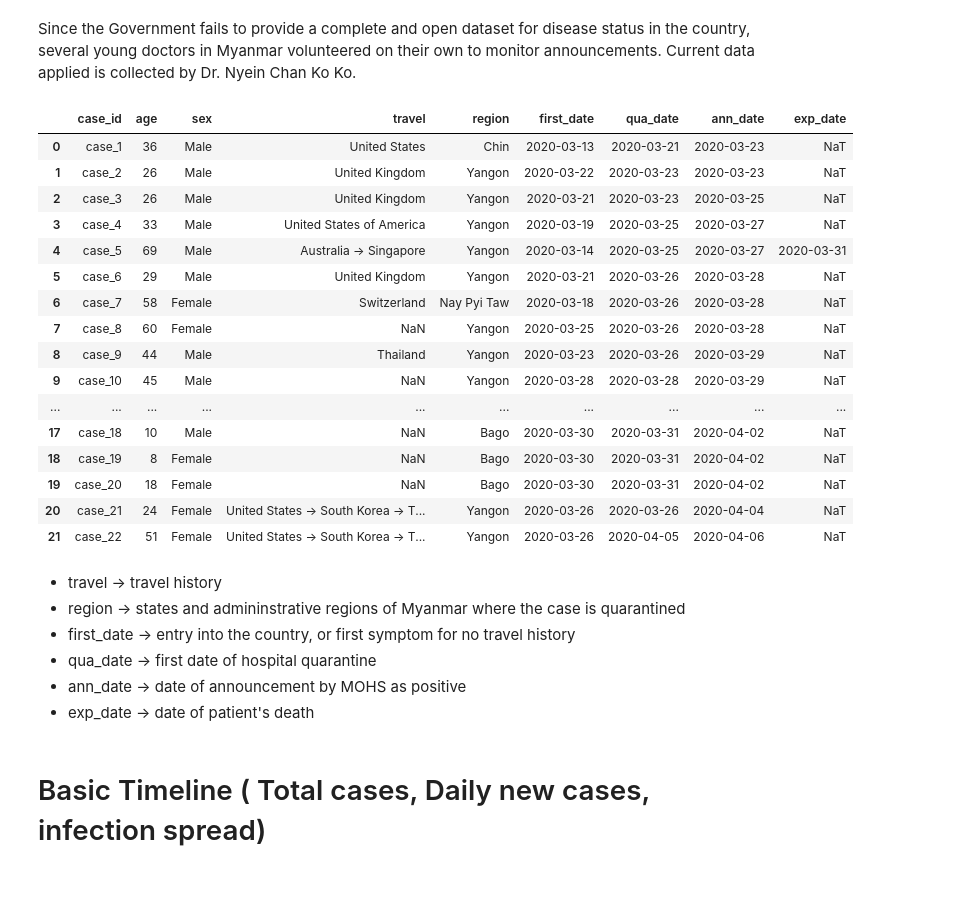
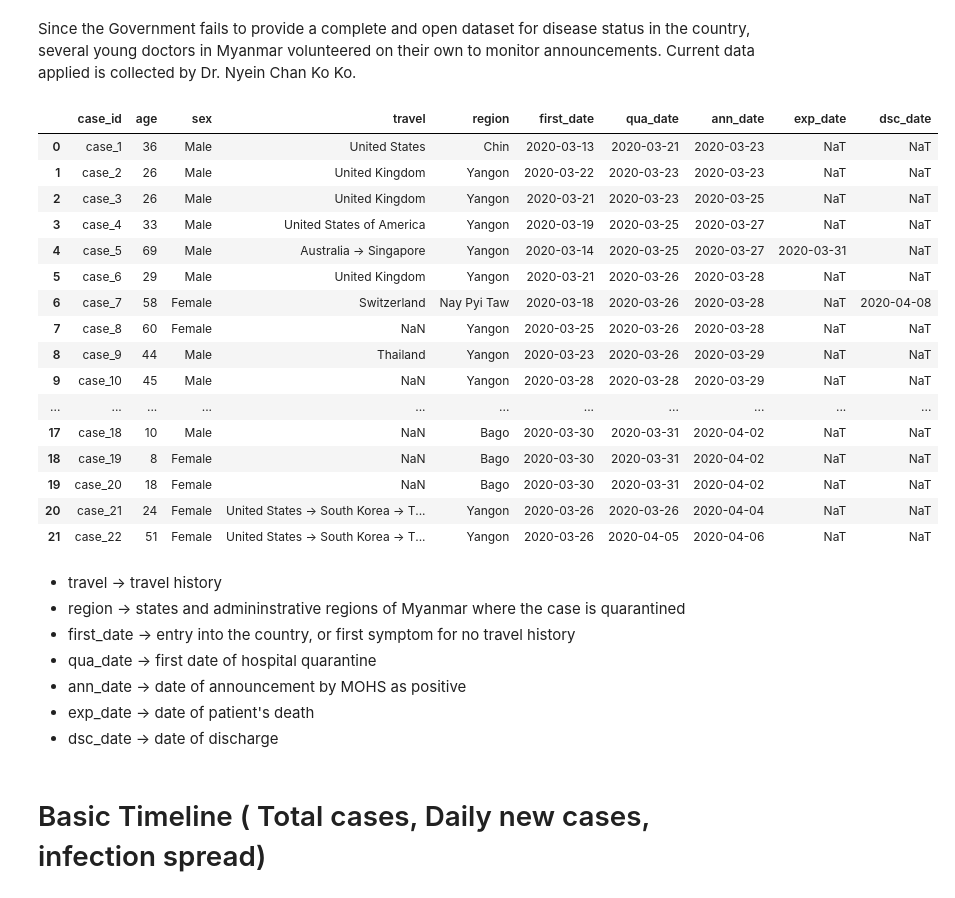
Before and after one commit to finerbrighterlighter/myanmar_covid19, a Jupyter notebook: exponential_growth.ipynb, the cells around one changed output. Saved outputs shown, nothing was run; the diff lists cells and outputs as text; code cells hidden in the pictures.

```diff
--- a/exponential_growth.ipynb
+++ b/exponential_growth.ipynb
@@ -18,32 +18,33 @@ Since the Government fails to provide a complete and open dataset for disease st
 # %%
 data = "https://raw.githubusercontent.com/finerbrighterlighter/myanmar_covid19/master/mohs_announcement.csv"
 df = pd.read_csv(data,header= 0)
 df.insert(loc=0, column="case_id", value=np.arange(1,len(df)+1))
 df["case_id"] = "case_" + df["case_id"].astype(str)
 df["first_date"] = pd.to_datetime(df["first_date"])
 df["qua_date"] = pd.to_datetime(df["qua_date"])
 df["ann_date"] = pd.to_datetime(df["ann_date"])
 df["ann_date"] = pd.to_datetime(df["ann_date"])
 df["exp_date"] = pd.to_datetime(df["exp_date"])
+df["dsc_date"] = pd.to_datetime(df["dsc_date"])
 df
 # %% [output]
-|  | case_id | age | sex | travel | region | first_date | qua_date | ann_date | exp_date |
-| 0 | case_1 | 36 | Male | United States | Chin | 2020-03-13 | 2020-03-21 | 2020-03-23 | NaT |
-| 1 | case_2 | 26 | Male | United Kingdom | Yangon | 2020-03-22 | 2020-03-23 | 2020-03-23 | NaT |
-| 2 | case_3 | 26 | Male | United Kingdom | Yangon | 2020-03-21 | 2020-03-23 | 2020-03-25 | NaT |
-| 3 | case_4 | 33 | Male | United States of America | Yangon | 2020-03-19 | 2020-03-25 | 2020-03-27 | NaT |
-| 4 | case_5 | 69 | Male | Australia -> Singapore | Yangon | 2020-03-14 | 2020-03-25 | 2020-03-27 | 2020-03-31 |
-| 5 | case_6 | 29 | Male | United Kingdom | Yangon | 2020-03-21 | 2020-03-26 | 2020-03-28 | NaT |
-| 6 | case_7 | 58 | Female | Switzerland | Nay Pyi Taw | 2020-03-18 | 2020-03-26 | 2020-03-28 | NaT |
-| 7 | case_8 | 60 | Female | NaN | Yangon | 2020-03-25 | 2020-03-26 | 2020-03-28 | NaT |
-| 8 | case_9 | 44 | Male | Thailand | Yangon | 2020-03-23 | 2020-03-26 | 2020-03-29 | NaT |
-| 9 | case_10 | 45 | Male | NaN | Yangon | 2020-03-28 | 2020-03-28 | 2020-03-29 | NaT |
-| ... | ... | ... | ... | ... | ... | ... | ... | ... | ... |
-| 17 | case_18 | 10 | Male | NaN | Bago | 2020-03-30 | 2020-03-31 | 2020-04-02 | NaT |
-| 18 | case_19 | 8 | Female | NaN | Bago | 2020-03-30 | 2020-03-31 | 2020-04-02 | NaT |
-| 19 | case_20 | 18 | Female | NaN | Bago | 2020-03-30 | 2020-03-31 | 2020-04-02 | NaT |
-| 20 | case_21 | 24 | Female | United States -> South Korea -> T... | Yangon | 2020-03-26 | 2020-03-26 | 2020-04-04 | NaT |
-| 21 | case_22 | 51 | Female | United States -> South Korea -> T... | Yangon | 2020-03-26 | 2020-04-05 | 2020-04-06 | NaT |
+|  | case_id | age | sex | travel | region | first_date | qua_date | ann_date | exp_date | dsc_date |
+| 0 | case_1 | 36 | Male | United States | Chin | 2020-03-13 | 2020-03-21 | 2020-03-23 | NaT | NaT |
+| 1 | case_2 | 26 | Male | United Kingdom | Yangon | 2020-03-22 | 2020-03-23 | 2020-03-23 | NaT | NaT |
+| 2 | case_3 | 26 | Male | United Kingdom | Yangon | 2020-03-21 | 2020-03-23 | 2020-03-25 | NaT | NaT |
+| 3 | case_4 | 33 | Male | United States of America | Yangon | 2020-03-19 | 2020-03-25 | 2020-03-27 | NaT | NaT |
+| 4 | case_5 | 69 | Male | Australia -> Singapore | Yangon | 2020-03-14 | 2020-03-25 | 2020-03-27 | 2020-03-31 | NaT |
+| 5 | case_6 | 29 | Male | United Kingdom | Yangon | 2020-03-21 | 2020-03-26 | 2020-03-28 | NaT | NaT |
+| 6 | case_7 | 58 | Female | Switzerland | Nay Pyi Taw | 2020-03-18 | 2020-03-26 | 2020-03-28 | NaT | 2020-04-08 |
+| 7 | case_8 | 60 | Female | NaN | Yangon | 2020-03-25 | 2020-03-26 | 2020-03-28 | NaT | NaT |
+| 8 | case_9 | 44 | Male | Thailand | Yangon | 2020-03-23 | 2020-03-26 | 2020-03-29 | NaT | NaT |
+| 9 | case_10 | 45 | Male | NaN | Yangon | 2020-03-28 | 2020-03-28 | 2020-03-29 | NaT | NaT |
+| ... | ... | ... | ... | ... | ... | ... | ... | ... | ... | ... |
+| 17 | case_18 | 10 | Male | NaN | Bago | 2020-03-30 | 2020-03-31 | 2020-04-02 | NaT | NaT |
+| 18 | case_19 | 8 | Female | NaN | Bago | 2020-03-30 | 2020-03-31 | 2020-04-02 | NaT | NaT |
+| 19 | case_20 | 18 | Female | NaN | Bago | 2020-03-30 | 2020-03-31 | 2020-04-02 | NaT | NaT |
+| 20 | case_21 | 24 | Female | United States -> South Korea -> T... | Yangon | 2020-03-26 | 2020-03-26 | 2020-04-04 | NaT | NaT |
+| 21 | case_22 | 51 | Female | United States -> South Korea -> T... | Yangon | 2020-03-26 | 2020-04-05 | 2020-04-06 | NaT | NaT |
 # %% [markdown]
 - travel -> travel history
 - region -> states and admininstrative regions of Myanmar where the case is quarantined
@@ -51,6 +52,7 @@ df
 - qua_date -> first date of hospital quarantine
 - ann_date -> date of announcement by MOHS as positive
 - exp_date -> date of patient's death
+- dsc_date -> date of discharge
 # %% [markdown]
 # Basic Timeline ( Total cases, Daily new cases, infection spread)
 # %%
```
Also changed, not shown: parts of 7 cells of this notebook.
